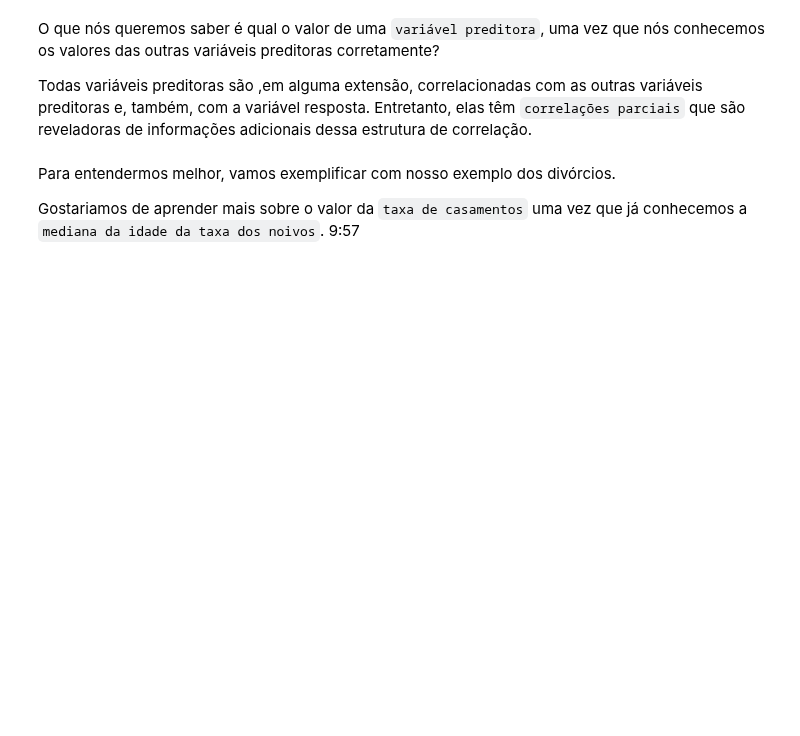
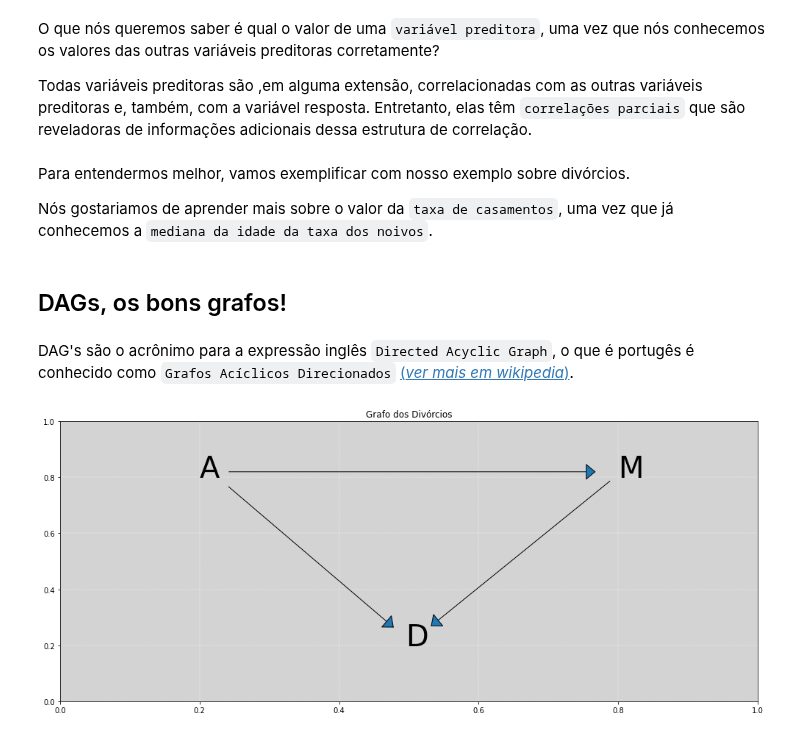
Before and after one commit to rodolphomacedo/statistical_rethinking_pt_BR, a Jupyter notebook: parte_5.ipynb, the cells around one changed output. Saved outputs shown, nothing was run; the diff lists cells and outputs as text; code cells hidden in the pictures; blank space fills up the shorter version.

```diff
--- a/parte_5.ipynb
+++ b/parte_5.ipynb
@@ -553,6 +533,44 @@ O que nós queremos saber é qual o valor de uma `variável preditora`, uma vez
 
 Todas variáveis preditoras são ,em alguma extensão, correlacionadas com as outras variáveis preditoras e, também, com a variável resposta. Entretanto, elas têm `correlações parciais` que são reveladoras de informações adicionais dessa estrutura de correlação.
 # %% [markdown]
-Para entendermos melhor, vamos exemplificar com nosso exemplo dos divórcios.
+Para entendermos melhor, vamos exemplificar com nosso exemplo sobre divórcios.
 
-Gostariamos de aprender mais sobre o valor da `taxa de casamentos` uma vez que já conhecemos a `mediana da idade da taxa dos noivos`. 9:57
+Nós gostariamos de aprender mais sobre o valor da `taxa de casamentos`, uma vez que já conhecemos a `mediana da idade da taxa dos noivos`.
+# %% [markdown]
+## DAGs, os bons grafos!
+# %% [markdown]
+DAG's são o acrônimo para a expressão inglês `Directed Acyclic Graph`, o que é portugês é conhecido como `Grafos Acíclicos Direcionados` [(*ver mais em wikipedia*)](https://pt.wikipedia.org/wiki/Grafos_ac%C3%ADclicos_dirigidos).
+# %%
+# =======================================
+#   Construindo o desenho de um DAG
+# =======================================
+
+plt.figure(figsize=(17, 7))
+
+plt.xlim(0, 1)
+plt.ylim(0, 1)
+
+size=40
+
+plt.annotate('A', (0.2, 0.8), fontsize=size)
+plt.annotate('M', (0.8, 0.8), fontsize=size)
+plt.annotate('D', (0.495, 0.2), fontsize=size)
+
+plt.title('Grafo dos Divórcios')
+
+plt.annotate("",
+             xytext=(0.79, 0.79), xy=(0.53, 0.265) ,
+             arrowprops=dict(arrowstyle="-|>,  head_width=1, head_length=1.2"))
+
+plt.annotate("",
+             xytext=(0.24, 0.82), xy=(0.77, 0.82),
+             arrowprops=dict(arrowstyle="-|>,  head_width=1, head_length=1.2"))
+
+plt.annotate("",
+             xytext=(0.24, 0.77), xy=(0.48, 0.26),
+             arrowprops=dict(arrowstyle="-|>,  head_width=1, head_length=1.2"))
+
+plt.grid(ls='--', color='white', linewidth=0.4)
+plt.show()
+# %% [output]
+[figure, added]
```
Also changed, not shown: parts of 5 cells of this notebook.
